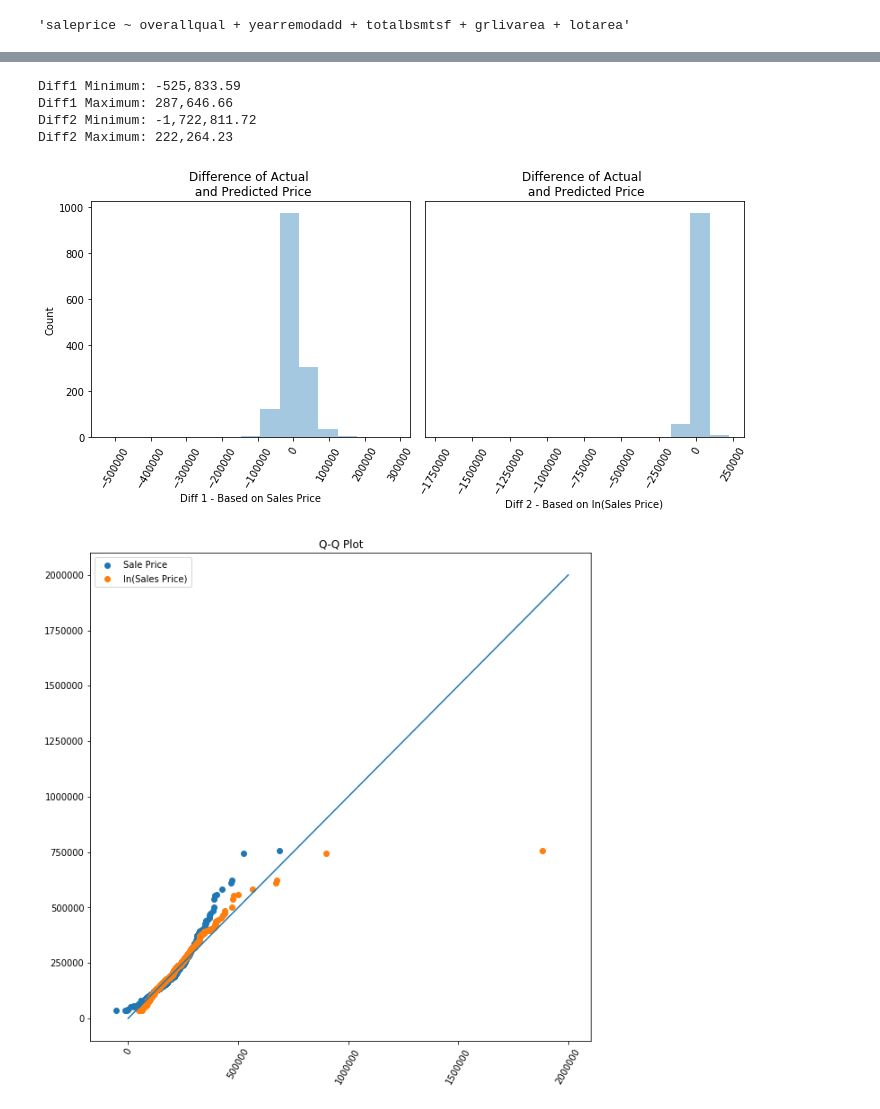
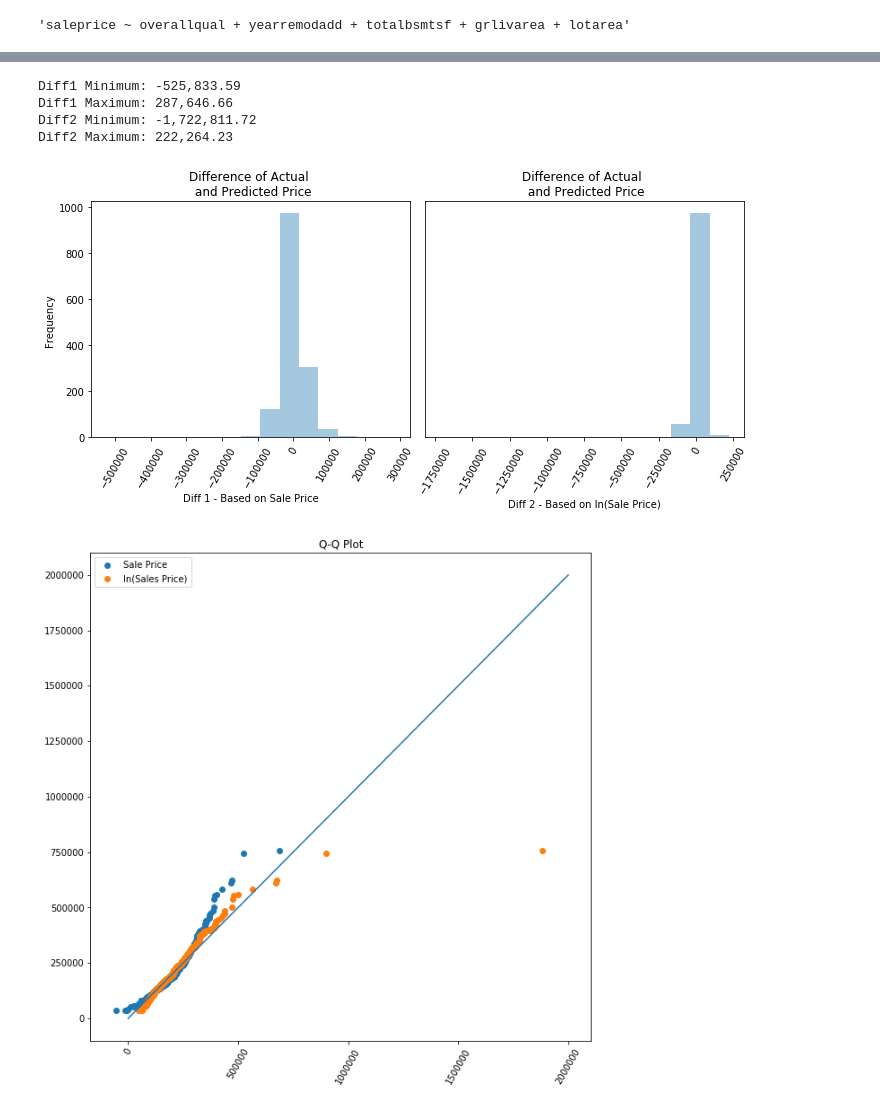
Before and after one commit to jamielynethorpe/Group-6-Project-1, a Jupyter notebook: Testing_CMH/Project1_rough_draft2-4.ipynb, the cells around one changed output, grey strips where cells are left out. Cells and saved outputs as stored; diff of their text form; code cells hidden in the pictures.

```diff
--- a/Testing_CMH/Project1_rough_draft2-4.ipynb
+++ b/Testing_CMH/Project1_rough_draft2-4.ipynb
@@ -303,37 +303,37 @@ Warnings:
 # Plot of the difference between Acual and Predicted
 norm_data["Pred1"] = model_ols.predict()
 norm_data["Diff1"] = norm_data["saleprice"] - norm_data["Pred1"]
 norm_data["Pred2"] = np.exp(model_ln.predict())
 norm_data["Diff2"] = norm_data["saleprice"] - norm_data["Pred2"]
 print("Diff1 Minimum: " + "{:,.2f}".format(norm_data["Diff1"].min()))
 print("Diff1 Maximum: " + "{:,.2f}".format(norm_data["Diff1"].max()))
 print("Diff2 Minimum: " + "{:,.2f}".format(norm_data["Diff2"].min()))
 print("Diff2 Maximum: " + "{:,.2f}".format(norm_data["Diff2"].max()))
 
 bn = 15 #custom binning variable
 
 plt.figure(figsize = (10,5))
 plt.subplot(1,2,1)
 sns.distplot(norm_data["Diff1"], kde= False,bins=bn)
 plt.xticks(rotation = 60)
-plt.ylabel("Count")
-plt.xlabel("Diff 1 - Based on Sales Price")
+plt.ylabel("Frequency")
+plt.xlabel("Diff 1 - Based on Sale Price")
 plt.title("Difference of Actual \n and Predicted Price")
 plt.subplot(1,2,2)
 sns.distplot(norm_data["Diff2"], kde= False,bins=bn)
 plt.xticks(rotation = 60)
 plt.title("Difference of Actual \n and Predicted Price")
-plt.xlabel("Diff 2 - Based on ln(Sales Price)")
+plt.xlabel("Diff 2 - Based on ln(Sale Price)")
 plt.yticks([])
 plt.tight_layout()
 plt.savefig("hist.png")
 plt.show()
 # %% [output]
 Diff1 Minimum: -525,833.59
 Diff1 Maximum: 287,646.66
 Diff2 Minimum: -1,722,811.72
 Diff2 Maximum: 222,264.23
-[figure, old version]
+[figure, new version]
 # %%
 # Q-Q Plot
 min = 0
```
Also changed, not shown: parts of 10 cells of this notebook, 4 other files.
